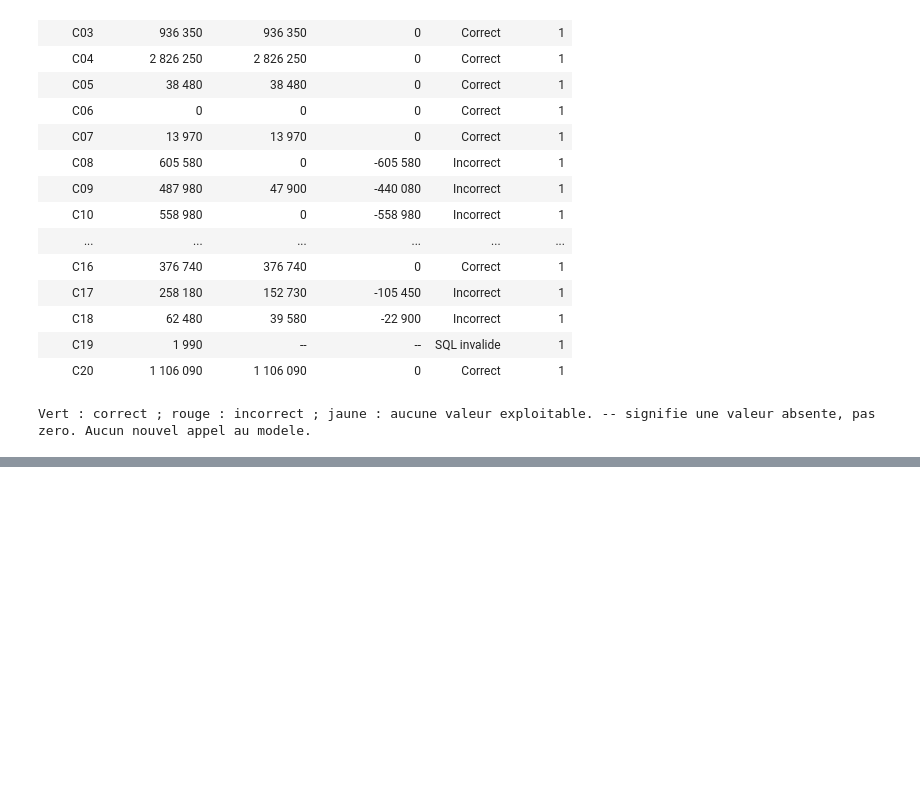
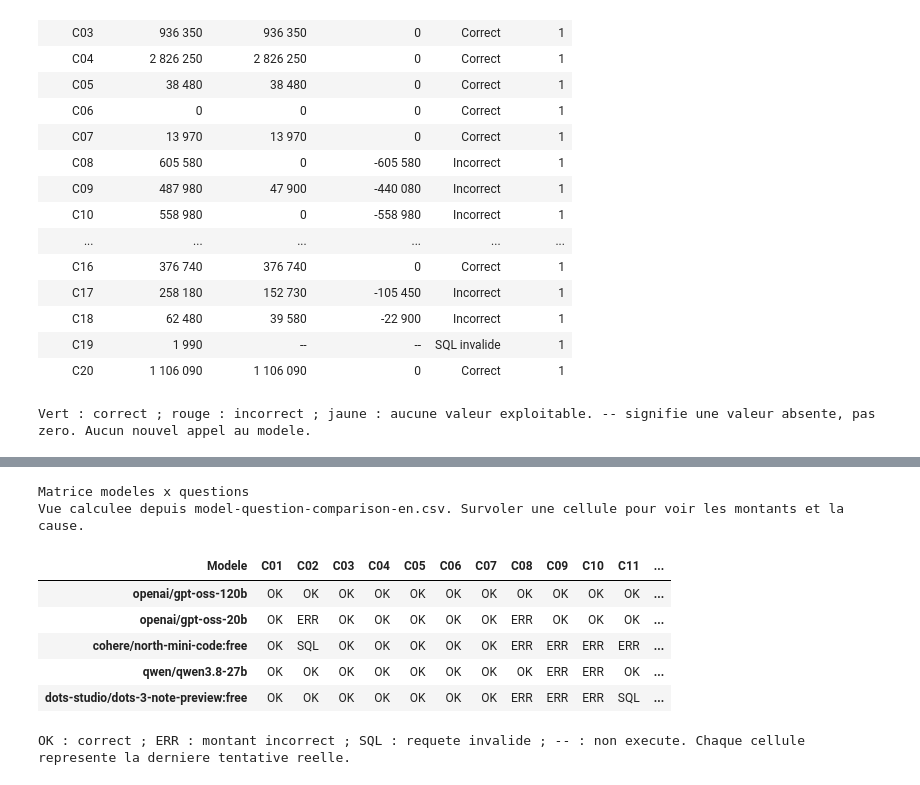
Before and after one commit to gaetanflandin/NextGenIA_DIA6_GR2, a Jupyter notebook: comparaison.ipynb, the cells around one changed output, grey strips where cells are left out. Saved outputs shown, nothing was run; the diff lists cells and outputs as text; code cells hidden in the pictures; blank space fills up the shorter version.

```diff
--- a/comparaison.ipynb
+++ b/comparaison.ipynb
@@ -175,0 +309,35 @@ Vert : correct ; rouge : incorrect ; jaune : aucune valeur exploitable. -- signi
+# %%
+import csv
+from pathlib import Path
+from html import escape
+from IPython.display import HTML, display
+
+with Path("model-question-comparison-en.csv").open(encoding="utf-8", newline="") as f:
+    comparison = list(csv.DictReader(f))
+models_order = list(dict.fromkeys(r["model_id"] for r in comparison))
+cases = sorted({r["case_id"] for r in comparison})
+lookup = {(r["model_id"], r["case_id"]): r for r in comparison}
+colors = {"correct": "#dcfce7", "incorrect": "#fee2e2", "sql_invalid": "#fef3c7", "not_executed": "#e2e8f0"}
+symbols = {"correct": "OK", "incorrect": "ERR", "sql_invalid": "SQL", "not_executed": "--"}
+head = "<th>Modele</th>" + "".join("<th>" + c + "</th>" for c in cases) + "<th>Total</th>"
+body = []
+for model in models_order:
+    cells = []
+    success = 0
+    for case in cases:
+        row = lookup[(model, case)]
+        success += row["status"] == "correct"
+        title = "Valeur=" + (row["value_cents"] or "absente") + "; reference=" + row["reference_cents"] + "; " + row["explanation"]
+        cells.append('<td title="' + escape(title, quote=True) + '" style="background:' + colors.get(row["status"], "#fed7aa") + ';color:#172033;padding:8px;text-align:center">' + symbols.get(row["status"], row["status"]) + '</td>')
+    body.append('<tr><th style="text-align:left;padding:8px">' + escape(model) + '</th>' + ''.join(cells) + '<th>' + str(success) + '/20</th></tr>')
+display(HTML('<h3>Matrice modeles x questions</h3><p>Vue calculee depuis model-question-comparison-en.csv. Survoler une cellule pour voir les montants et la cause.</p><div style="overflow-x:auto"><table style="border-collapse:collapse;font-family:system-ui"><thead><tr>' + head + '</tr></thead><tbody>' + ''.join(body) + '</tbody></table></div><p>OK : correct ; ERR : montant incorrect ; SQL : requete invalide ; -- : non execute. Chaque cellule represente la derniere tentative reelle.</p>'))
+# %% [output]
+Matrice modeles x questions
+Vue calculee depuis model-question-comparison-en.csv. Survoler une cellule pour voir les montants et la cause.
+| Modele | C01 | C02 | C03 | C04 | C05 | C06 | C07 | C08 | C09 | C10 | C11 | ... |
+| openai/gpt-oss-120b | OK | OK | OK | OK | OK | OK | OK | OK | OK | OK | OK | ... |
+| openai/gpt-oss-20b | OK | ERR | OK | OK | OK | OK | OK | ERR | OK | OK | OK | ... |
+| cohere/north-mini-code:free | OK | SQL | OK | OK | OK | OK | OK | ERR | ERR | ERR | ERR | ... |
+| qwen/qwen3.8-27b | OK | OK | OK | OK | OK | OK | OK | OK | ERR | ERR | OK | ... |
+| dots-studio/dots-3-note-preview:free | OK | OK | OK | OK | OK | OK | OK | ERR | ERR | ERR | SQL | ... |
+OK : correct ; ERR : montant incorrect ; SQL : requete invalide ; -- : non execute. Chaque cellule represente la derniere tentative reelle.
```
Also changed, not shown: parts of 4 cells of this notebook, 4 other files.
